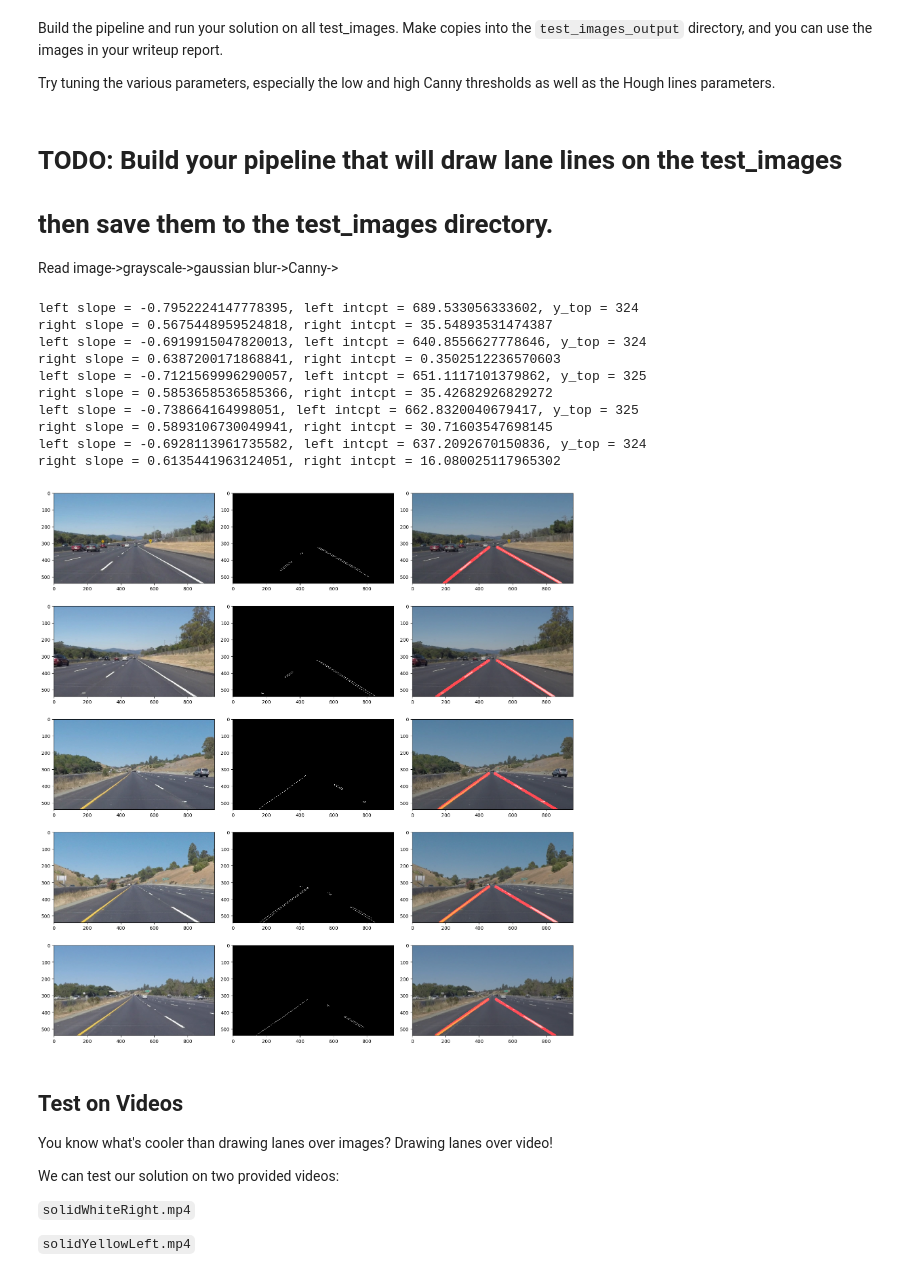
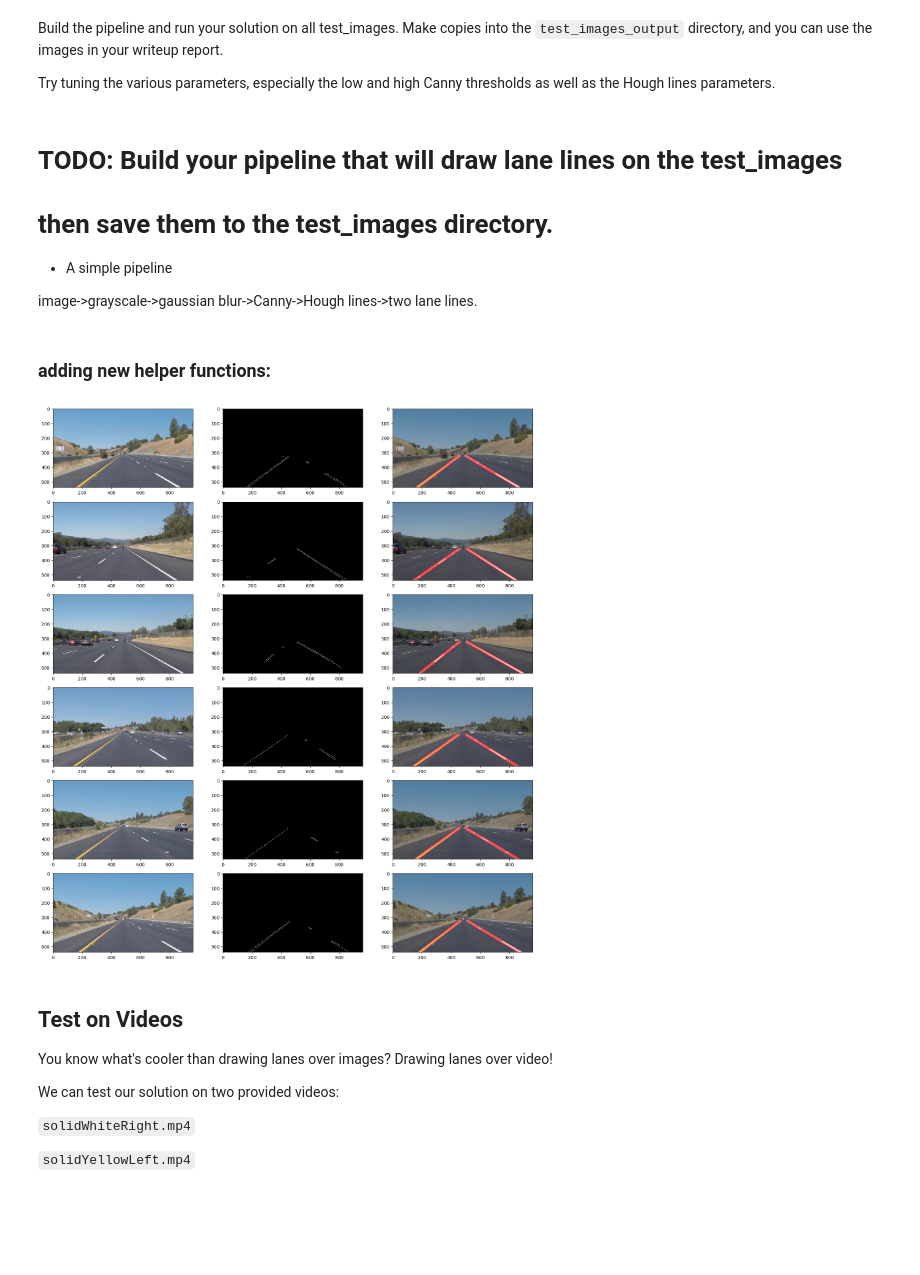
Before and after one commit to bo-rc/CarND-LaneLines-P1, a Jupyter notebook: P1.ipynb, the cells around one changed output. Saved outputs shown, nothing was run; the diff lists cells and outputs as text; code cells hidden in the pictures; blank space fills up the shorter version.

```diff
--- a/P1.ipynb
+++ b/P1.ipynb
@@ -250,4 +201,8 @@ Try tuning the various parameters, especially the low and high Canny thresholds
 # TODO: Build your pipeline that will draw lane lines on the test_images
 # then save them to the test_images directory.
 
-Read image->grayscale->gaussian blur->Canny->
+* A simple pipeline
+
+image->grayscale->gaussian blur->Canny->Hough lines->two lane lines.
+# %% [markdown]
+### adding new helper functions:
@@ -260,6 +270,13 @@ for file in os.listdir("test_images/"):
 num = len(test_imgs)
 plt.figure(figsize=(16,20))
 plt.subplot(num,3,1)
+
+# hough parameters
+rho = 1
+theta = np.pi/180
+threshold = 16
+min_line_length = 8
+max_line_gap = 4
 
 for i in np.arange(0, num-1):
     ## Original image
@@ -271,50 +288,35 @@ for i in np.arange(0, num-1):
     gray = grayscale(test_imgs[i])
 
     #blur = cv2.bilateralFilter(gray, 9,75,75)
     blur = gaussian_blur(gray, 15)
     can = Canny(blur, 50, 150)
     select = region_of_interest(can, quad_center_vertices(can))
 
     plt.imshow(select, cmap='gray')
 
 
     ## Hough->plot
     plt.subplot(num,3,i*3+3)
 
-    rho = 1
-    theta = np.pi/180
-    threshold = 16
-    min_line_length = 16
-    max_line_gap = 16
-
     lines = cv2.HoughLinesP(select, rho, theta, threshold, np.array([]), minLineLength=min_line_length, maxLineGap=max_line_gap)
 
     lanes = get_lane_lines(lines)
 
     left_lane = get_line_ends(lanes.left.slope, lanes.left.intercept, lanes.left.y_bottom, lanes.left.y_top)
     right_lane = get_line_ends(lanes.right.slope, lanes.right.intercept, lanes.right.y_bottom, lanes.right.y_top)
 
     line_img = np.zeros((test_imgs[0].shape[0], test_imgs[0].shape[1], 3), dtype=np.uint8)
     draw_lines(line_img, [left_lane, right_lane], thickness=16)
 
     color_select = np.dstack((select,select,select))
     combo = weighted_img(line_img, test_imgs[i])
 
     plt.imshow(combo)
 
 plt.tight_layout()
+plt.savefig("test_images/simple_output.png")
 # %% [output]
-left slope = -0.7952224147778395, left intcpt = 689.533056333602, y_top = 324
-right slope = 0.5675448959524818, right intcpt = 35.54893531474387
-left slope = -0.6919915047820013, left intcpt = 640.8556627778646, y_top = 324
-right slope = 0.6387200171868841, right intcpt = 0.3502512236570603
-left slope = -0.7121569996290057, left intcpt = 651.1117101379862, y_top = 325
-right slope = 0.5853658536585366, right intcpt = 35.42682926829272
-left slope = -0.738664164998051, left intcpt = 662.8320040679417, y_top = 325
-right slope = 0.5893106730049941, right intcpt = 30.71603547698145
-left slope = -0.6928113961735582, left intcpt = 637.2092670150836, y_top = 324
-right slope = 0.6135441963124051, right intcpt = 16.080025117965302
-[figure, old version]
+[figure, new version]
 # %% [markdown]
 ## Test on Videos
 
```
Also changed, not shown: parts of 25 cells of this notebook, 7 other files.
